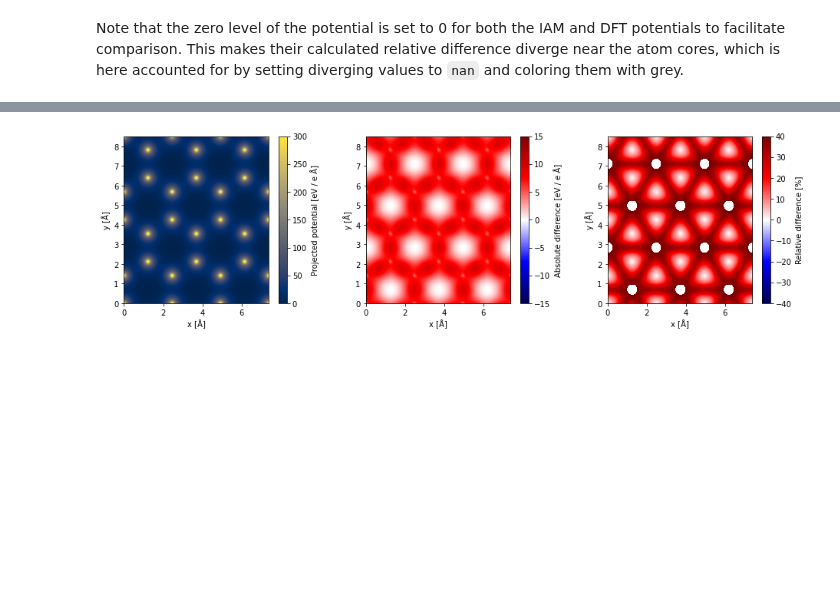
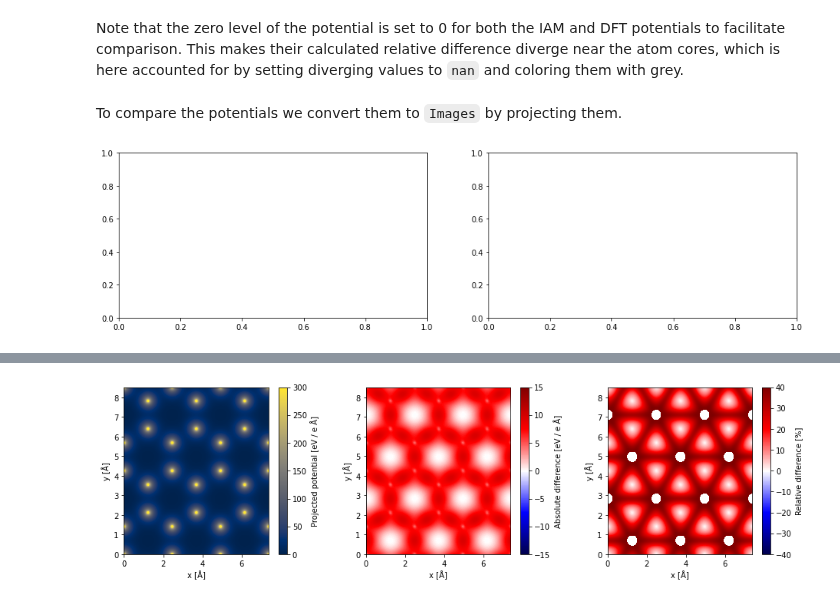
Before and after one commit to abTEM/doc, a Jupyter notebook: docs/user_guide/walkthrough/charge_density.ipynb, the cells around one changed output, grey strips where cells are left out. Cells and saved outputs as stored; diff of their text form; code cells hidden in the pictures; blank space fills up the shorter version.

```diff
--- a/docs/user_guide/walkthrough/charge_density.ipynb
+++ b/docs/user_guide/walkthrough/charge_density.ipynb
@@ -75,2 +69,8 @@ iam_potential = Potential(atoms, gpts=dft_potential.gpts).build(compute=True)
 # %% [markdown]
 Note that the zero level of the potential is set to 0 for both the IAM and DFT potentials to facilitate comparison. This makes their calculated relative difference diverge near the atom cores, which is here accounted for by setting diverging values to `nan` and coloring them with grey.
+# %% [markdown]
+To compare the potentials we convert them to `Images` by projecting them.
+# %%
+fig, (ax1, ax2) = plt.subplots(1, 2, figsize=(16, 4))
+# %% [output]
+[figure, added]
```
Also changed, not shown: parts of 33 cells of this notebook.
